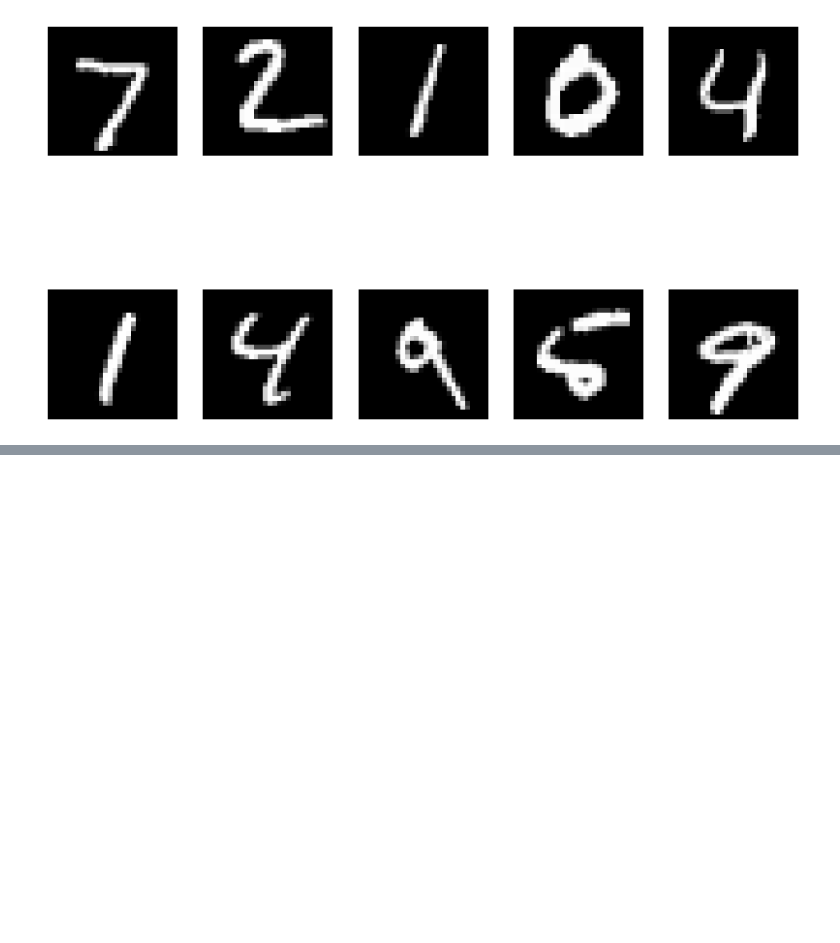
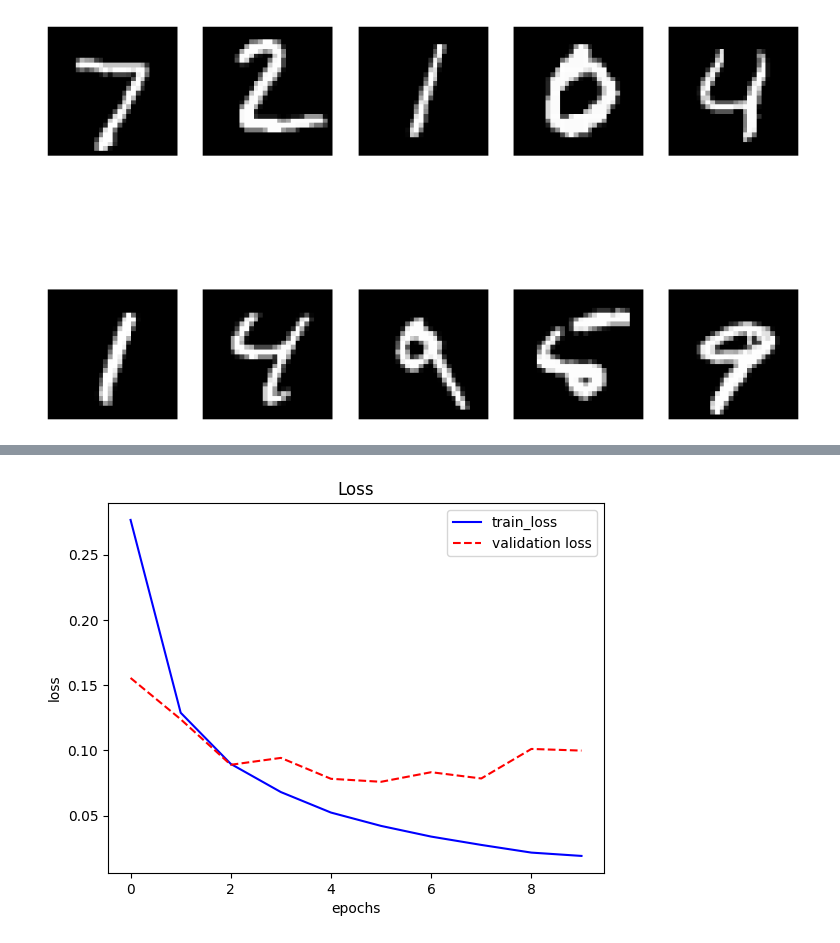
Before and after one commit to whatnews72/----, a Jupyter notebook: minst_classification_by_hand_ipynb의_사본.ipynb, the cells around one changed output, grey strips where cells are left out. Cells and saved outputs as stored; diff of their text form; code cells hidden in the pictures; blank space fills up the shorter version.

```diff
--- a/minst_classification_by_hand_ipynb의_사본.ipynb
+++ b/minst_classification_by_hand_ipynb의_사본.ipynb
@@ -131,0 +138,4 @@ plt.show()
+# %%
+t_train = tf.keras.utils.to_categorical(y_train, num_classes=10)
+
+t_test = tf.keras.utils.to_categorical(y_test, num_classes=10)
@@ -131,0 +144,11 @@ plt.show()
+# %%
+model = tf.keras.Sequential()
+
+model.add(tf.keras.layers.Flatten(input_shape=(28, 28)))
+
+model.add(tf.keras.layers.Dense(100, activation='relu'))
+
+model.add(tf.keras.layers.Dense(10, activation='softmax'))
+# %%
+model.compile(optimizer=tf.keras.optimizers.Adam(learning_rate=1e-3), loss='categorical_crossentropy', metrics=['accuracy'])
+model.summary()
@@ -131,0 +171,2 @@ plt.show()
+# %%
+hist = model.fit(x_train, t_train, epochs=10, batch_size=32, validation_data=(x_test, t_test))
@@ -131,0 +194,10 @@ plt.show()
+# %%
+plt.title('Loss')
+plt.xlabel('epochs')
+plt.ylabel('loss')
+plt.plot(hist.history['loss'], 'b-', label='train_loss')
+plt.plot(hist.history['val_loss'], 'r--', label='validation loss')
+plt.legend(loc='best')
+plt.show()
+# %% [output]
+[figure, added]
```
Also changed, not shown: parts of 9 cells of this notebook.
